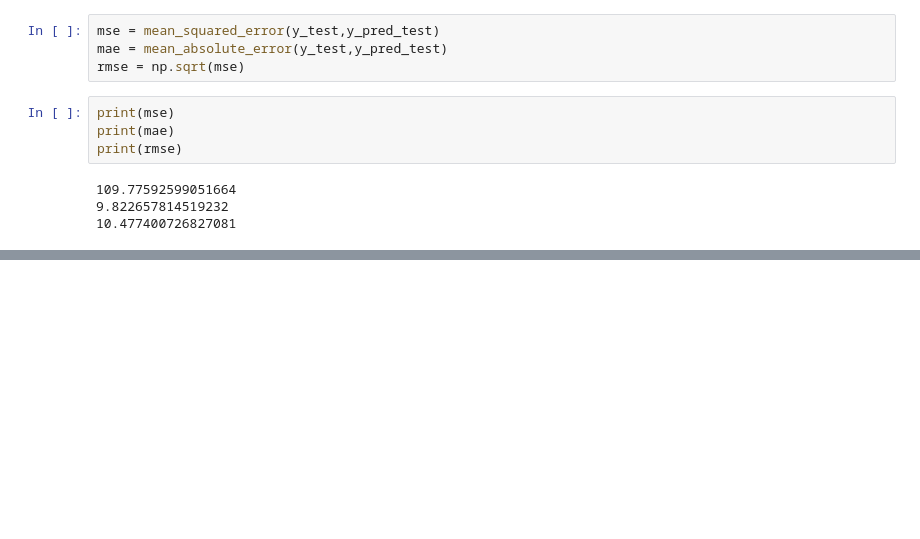
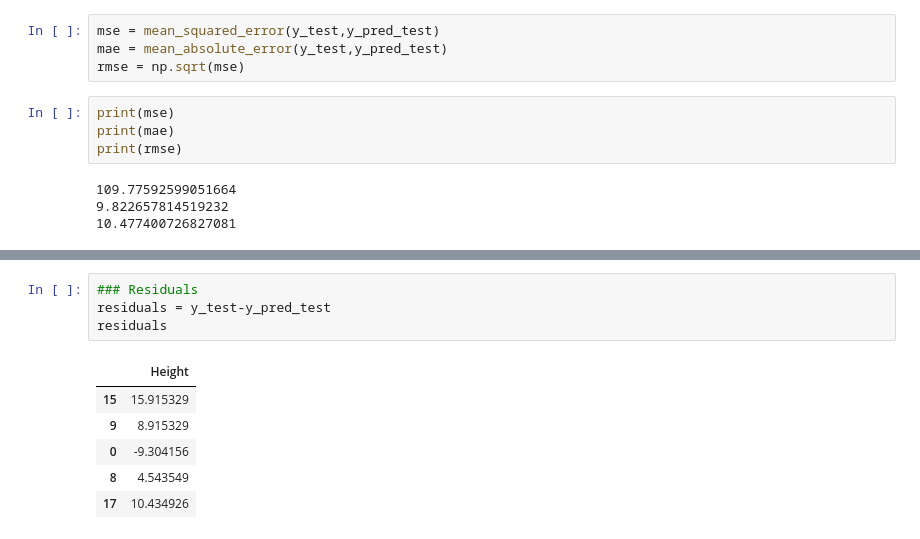
Before and after one commit to Priyanshu6yadav/Machine-Learning, a Jupyter notebook: step by step project implementation/basic simple lr.ipynb, the cells around one changed output, grey strips where cells are left out. Saved outputs shown, nothing was run; the diff lists cells and outputs as text; blank space fills up the shorter version.

```diff
--- a/step by step project implementation/basic simple lr.ipynb
+++ b/step by step project implementation/basic simple lr.ipynb
@@ -122,0 +170,11 @@ score
+# %%
+### Residuals
+residuals = y_test-y_pred_test
+residuals
+# %% [output]
+|  | Height |
+| 15 | 15.915329 |
+| 9 | 8.915329 |
+| 0 | -9.304156 |
+| 8 | 4.543549 |
+| 17 | 10.434926 |
```
Also changed, not shown: parts of 13 cells of this notebook.
